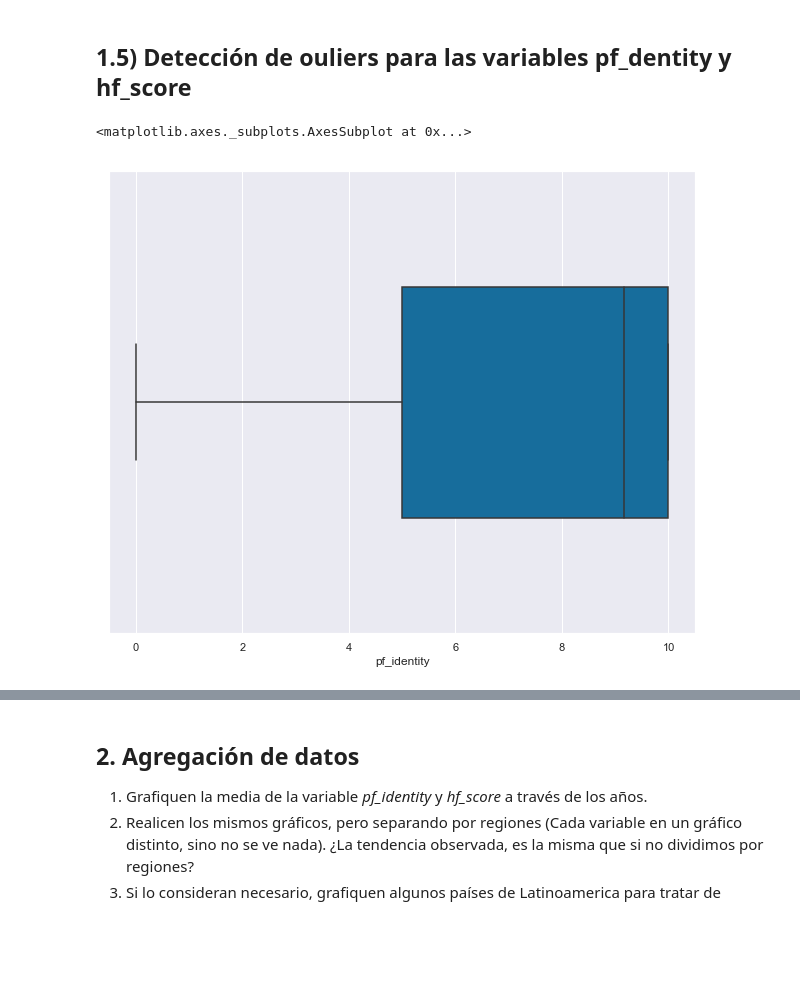
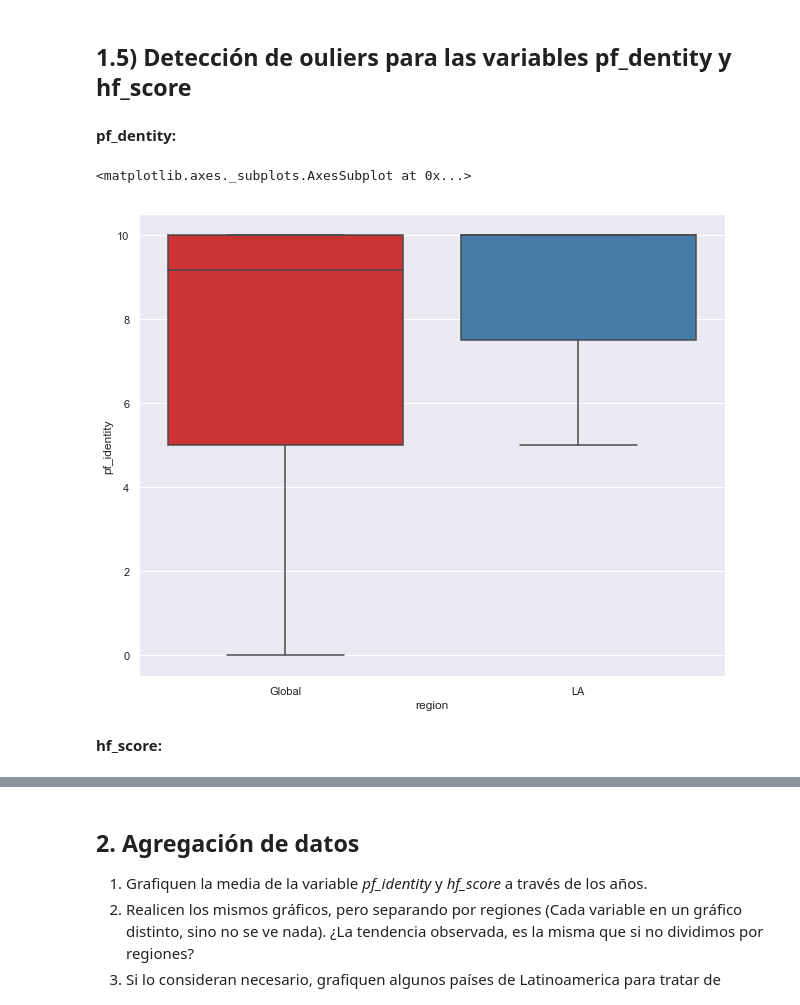
Before and after one commit to lvc0107/diplodatos, a Jupyter notebook: notebooks/practico1.ipynb, the cells around one changed output, grey strips where cells are left out. Cells and saved outputs as stored; diff of their text form; code cells hidden in the pictures; blank space fills up the shorter version.

```diff
--- a/notebooks/practico1.ipynb
+++ b/notebooks/practico1.ipynb
@@ -274,7 +231,17 @@ dataset['hf_score'].dropna()
 # %% [markdown]
 ## 1.5) Detección de ouliers para las variables pf_dentity y hf_score
+# %% [markdown]
+**pf_dentity:**
+# %%
+df1 = dataset[['pf_identity', 'region']].copy()
+df1['region'] = 'Global'
+df2 = latin_america_data[['pf_identity', 'region']].copy()
+df2['region'] = 'LA'
+df3 = df1.append(df2).copy()
 # %%
-sb.boxplot(x=dataset['pf_identity'], width=0.5, palette="colorblind")
+sb.boxplot(x=df3['region'], y=df3['pf_identity'], data=df3, palette="Set1")
 # %% [output]
 <matplotlib.axes._subplots.AxesSubplot at 0x...>
-[figure, old version]
+[figure, new version]
+# %% [markdown]
+**hf_score:**
```
Also changed, not shown: parts of 13 cells of this notebook.
